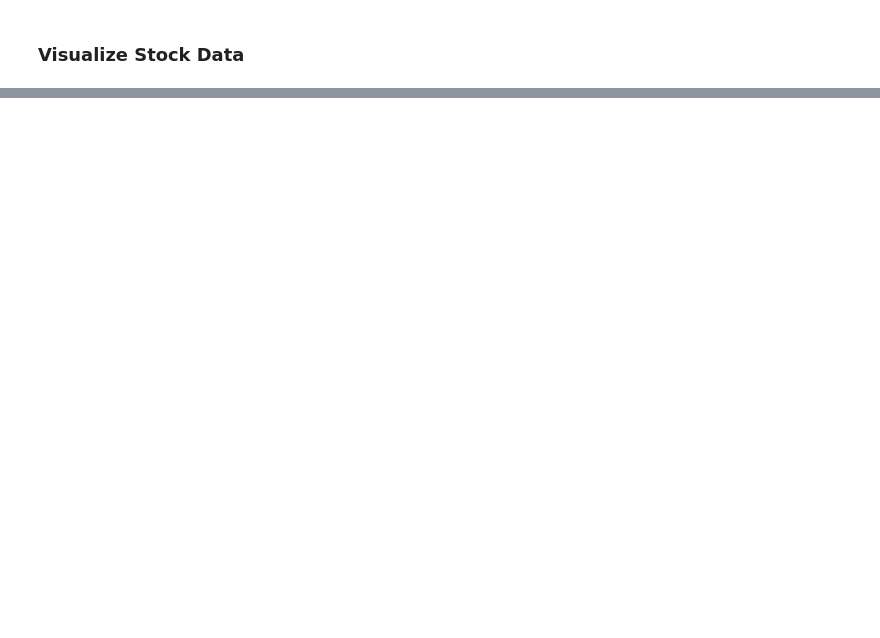
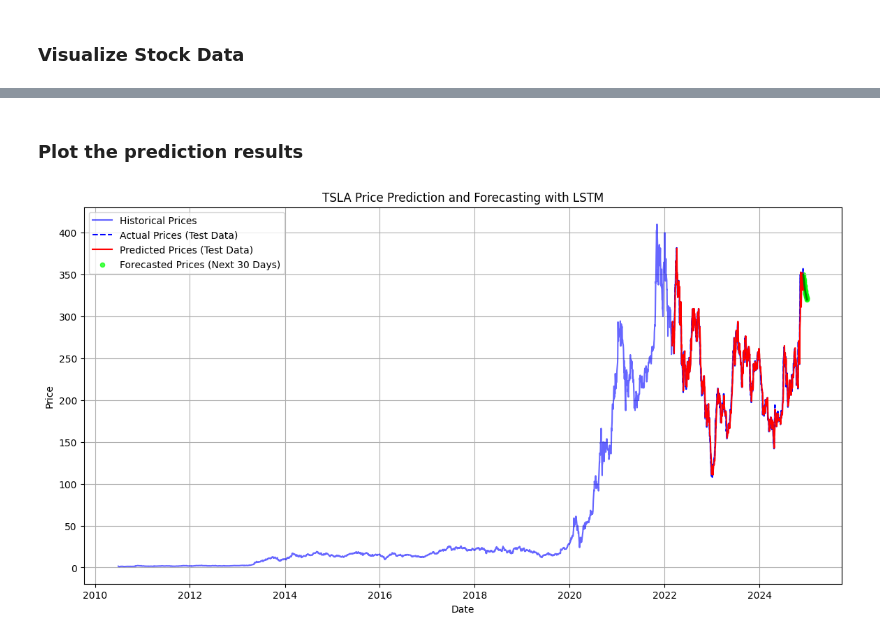
Before and after one commit to Brianhulela/LSTM_stock_forecasting, a Jupyter notebook: forecast.ipynb, the cells around one changed output, grey strips where cells are left out. Cells and saved outputs as stored; diff of their text form; code cells hidden in the pictures; blank space fills up the shorter version.

```diff
--- a/forecast.ipynb
+++ b/forecast.ipynb
@@ -279,0 +265,34 @@ plot_input_actual_forecast(X_test, y_test, y_pred, num_examples=10)
+# %% [markdown]
+### Plot the prediction results
+# %%
+# Plot the historical data and forecasted target data
+plt.figure(figsize=(14, 7))
+
+# Plot the full historical closing prices
+plt.plot(df.index, data, label='Historical Prices', color='blue', alpha=0.6)
+
+# Plot the actual closing prices from test data (this part will be part of the full data)
+plt.plot(df.index[-len(y_test_actual):], y_test_actual, label='Actual Prices (Test Data)', color='blue', linestyle='--')
+
+# Plot the predicted prices from the model (for test data)
+plt.plot(df.index[-len(predicted_prices):], predicted_prices, label='Predicted Prices (Test Data)', color='red')
+
+# Post-process the forecasted values to make sure they are non-negative
+predicted_next_n[predicted_next_n < 0] = 0  # Prevent negative forecasted prices
+
+# Plot the forecasted prices
+forecast_dates = pd.date_range(df.index[-1], periods=next_n+1, freq='D')[1:]  # Generate dates for the forecast
+plt.scatter(forecast_dates, predicted_next_n, label=f'Forecasted Prices (Next {next_n} Days)', color='lime', s=20, alpha=0.7)
+plt.plot(forecast_dates, predicted_next_n, color='green', linestyle='-', linewidth=2)
+
+# Customize the plot
+plt.title(F'{stock_symbol} Price Prediction and Forecasting with LSTM')
+plt.xlabel('Date')
+plt.ylabel('Price')
+plt.legend()
+plt.grid(True)
+
+# Show the plot
+plt.show()
+# %% [output]
+[figure, added]
```
Also changed, not shown: parts of 33 cells of this notebook, 3 other files.
